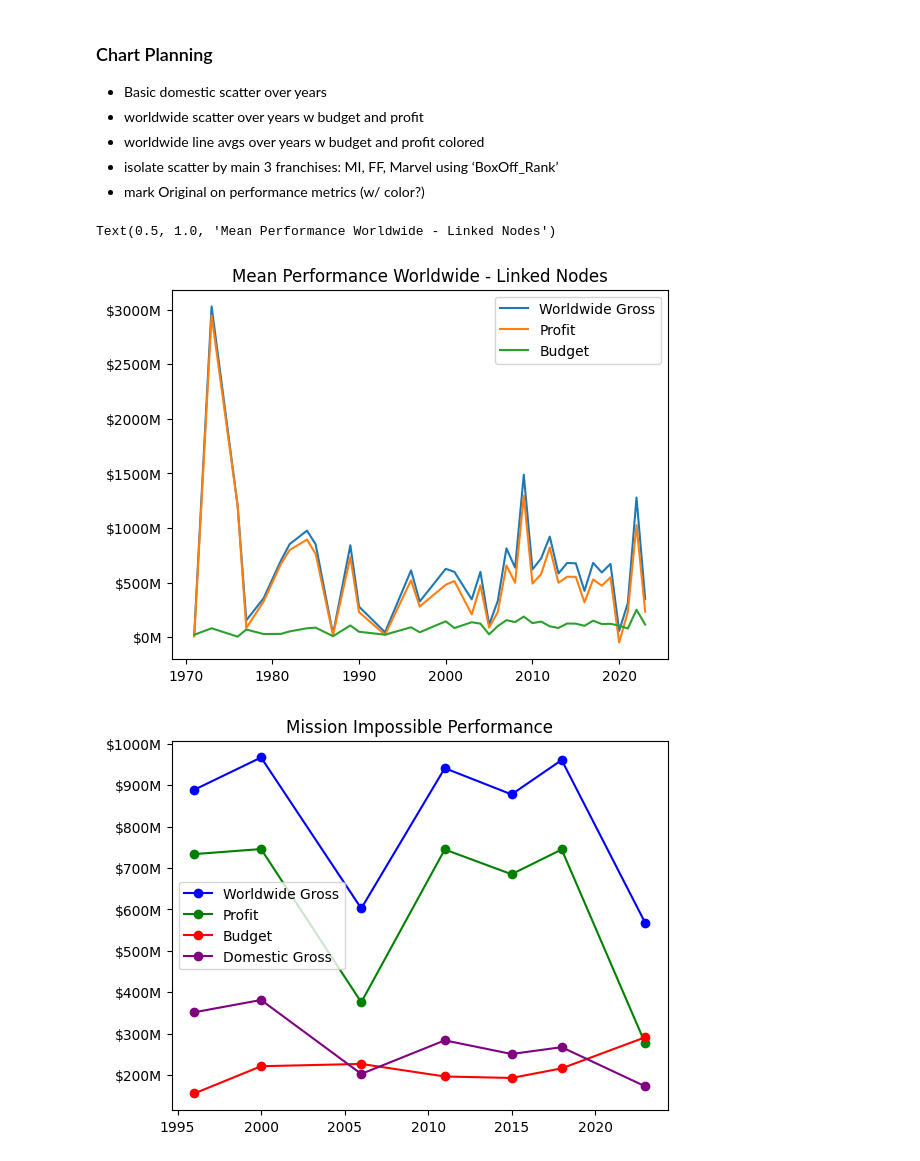
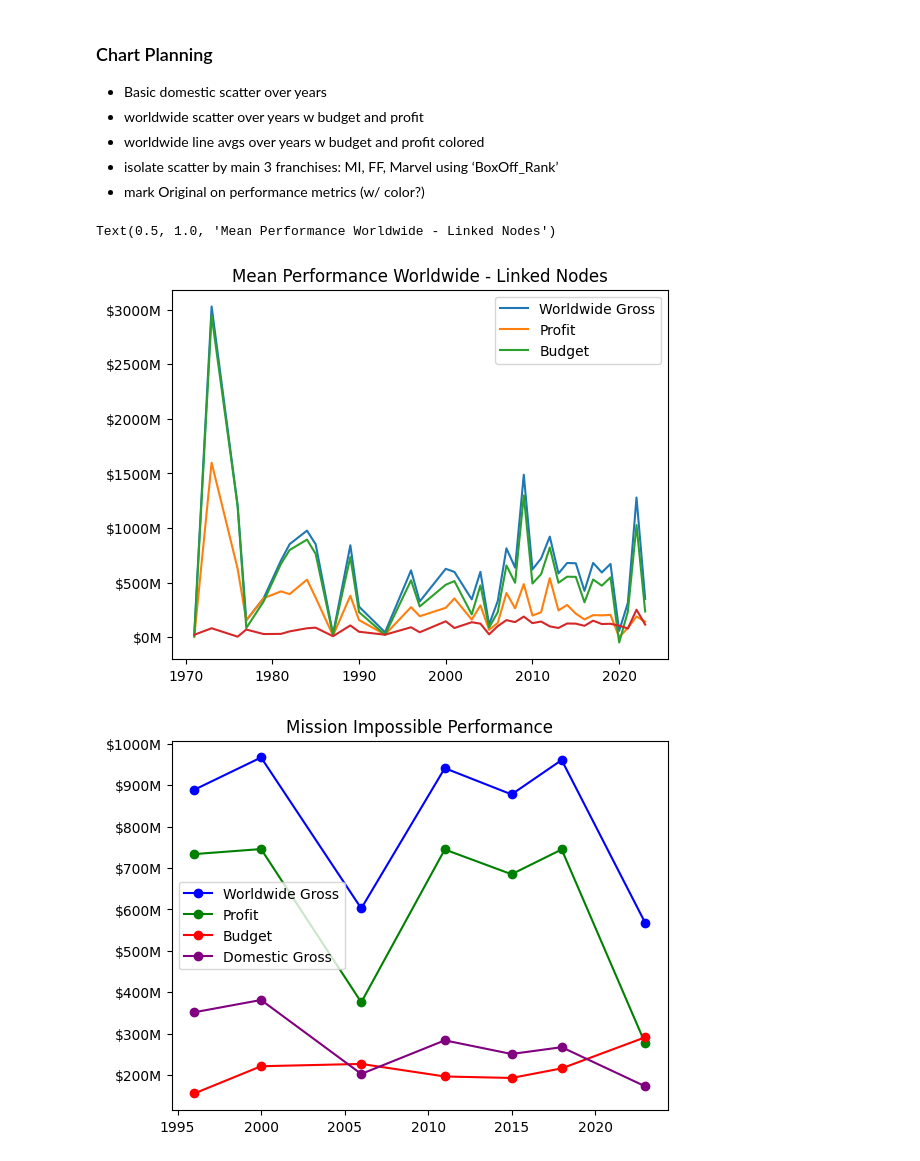
Before and after one commit to hoda-ayad/movie-universe, a Jupyter notebook: spr24/movieeda.ipynb, the cells around one changed output. Drawn from its saved outputs; the diff is of its cells as text; code cells hidden in the pictures.

```diff
--- a/spr24/movieeda.ipynb
+++ b/spr24/movieeda.ipynb
@@ -359,14 +321,15 @@ fig.show()
 # %%
 year_df = linked_movies.groupby('Year', as_index=False)[['Worldwide_Gross', 'Domestic_Gross', 'Production_Budget', 'Profit']].mean()
 plt.plot(year_df['Year'], year_df['Worldwide_Gross'])
+plt.plot(year_df['Year'], year_df['Domestic_Gross'])
 plt.plot(year_df['Year'], year_df['Profit'])
 plt.plot(year_df['Year'], year_df['Production_Budget'])
 plt.legend(['Worldwide Gross', 'Profit', 'Budget'])
 plt.gca().yaxis.set_major_formatter(FuncFormatter(millions_formatter))
 plt.title("Mean Performance Worldwide - Linked Nodes")
 # %% [output]
 Text(0.5, 1.0, 'Mean Performance Worldwide - Linked Nodes')
-[figure, old version]
+[figure, new version]
 # %%
 def franchise_plot(rank, title='Franchise'):
     df = linked_movies[linked_movies['BoxOff_Rank'].isin(rank)]
```
Also changed, not shown: parts of 10 cells of this notebook.
